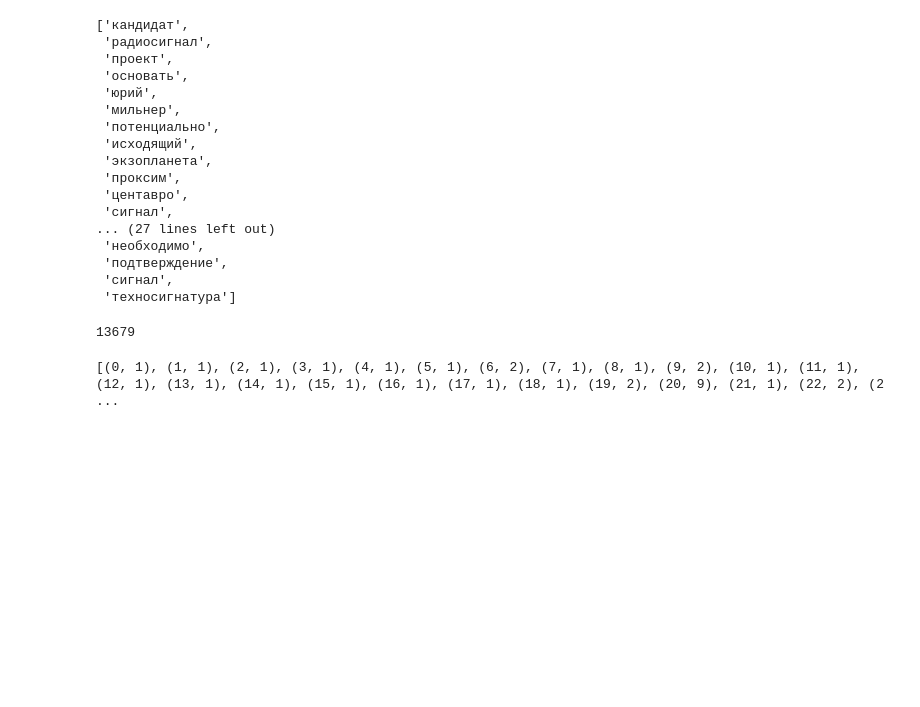
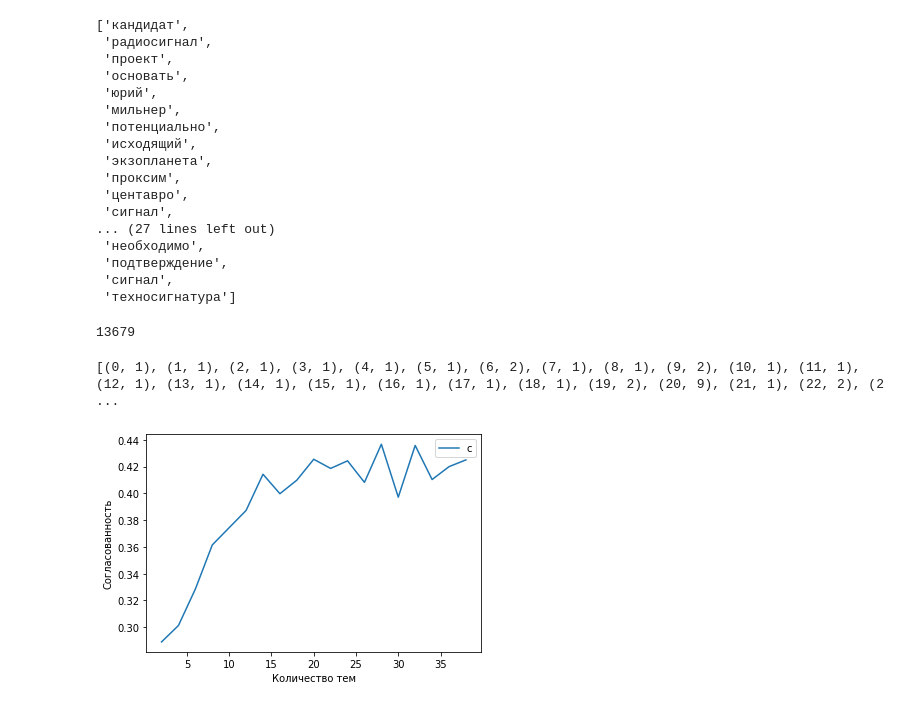
Before and after one commit to Alena-L/CS244, a Jupyter notebook: Comp_ling_10.ipynb, the cells around one changed output. Saved outputs shown, nothing was run; the diff lists cells and outputs as text; code cells hidden in the pictures; blank space fills up the shorter version.

Commit message:
updated visualisation

```diff
--- a/Comp_ling_10.ipynb
+++ b/Comp_ling_10.ipynb
@@ -79 +84,34 @@ print(corpus[0])
+# %%
+def compute_coherence_values(dictionary, corpus, texts, limit, start=2, step=3):
+    """
+	Подсчет c_v когерентности для различного количества тем
+	dictionary : Gensim словарь
+	corpus : Gensim корпус
+	texts : Список текста
+	limit : Максимальное количество тем
+
+	model_list : Список LDA моделей
+	coherence_values :Когерентности, соответствующие модели LDA с количеством тем
+    """
+    coherence_values = []
+    model_list = []
+    for num_topics in range(start, limit, step):
+        model=LdaMulticore(corpus=corpus,id2word=dictionary, num_topics=num_topics)
+        model_list.append(model)
+        coherencemodel = CoherenceModel(model=model, texts=texts, dictionary=dictionary, coherence='c_v')
+        coherence_values.append(coherencemodel.get_coherence())
+    return model_list, coherence_values
+# %%
+model_list, coherence_values = compute_coherence_values(dictionary=id2word, corpus=corpus, texts=texts, start=2, limit=40, step=2)
+# %%
+import matplotlib.pyplot as plt
+limit=40; start=2; step=2
+x = range(start, limit, step)
+plt.plot(x, coherence_values)
+plt.xlabel("Количество тем")
+plt.ylabel("Согласованность")
+plt.legend(("coherence_values"), loc='best')
+plt.show()
+# %% [output]
+[figure, added]
 # %%
```
Also changed, not shown: parts of 5 cells of this notebook.
